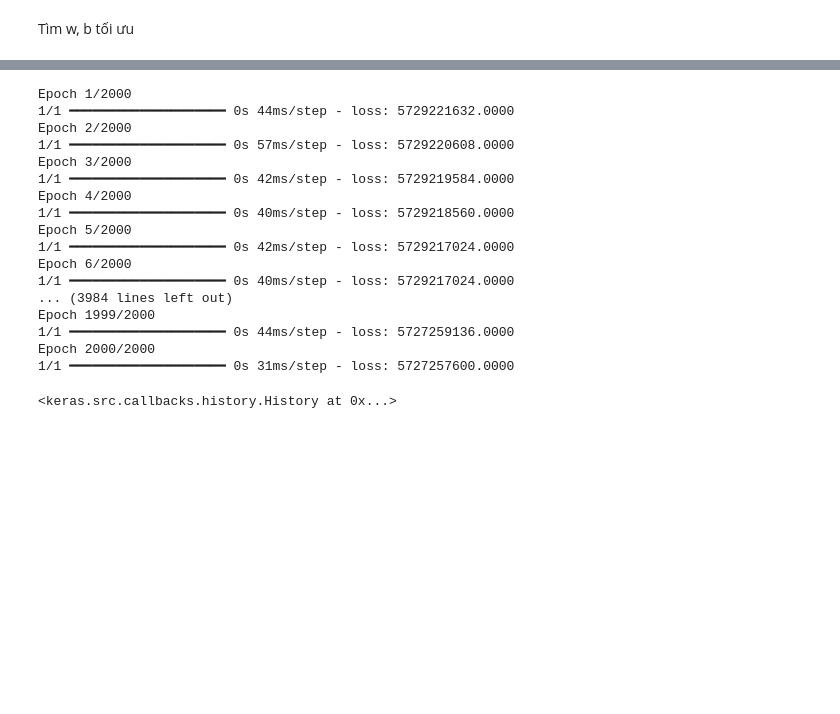
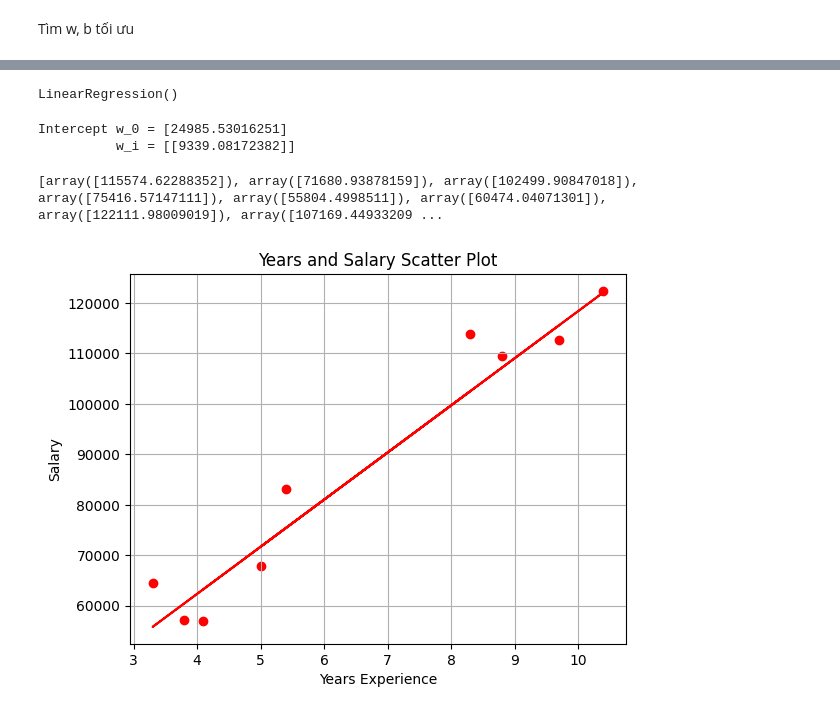
Before and after one commit to Sura3607/MachineLearning, a Jupyter notebook: LinearRegression/Simple/Ex01_20-12-2024.ipynb, the cells around one changed output, grey strips where cells are left out. Cells and saved outputs as stored; diff of their text form; code cells hidden in the pictures; blank space fills up the shorter version.

```diff
--- a/LinearRegression/Simple/Ex01_20-12-2024.ipynb
+++ b/LinearRegression/Simple/Ex01_20-12-2024.ipynb
@@ -178,0 +191,4 @@ Train
+# %%
+X = df["YearsExperience"]
+Y = df["Salary"]
+np.corrcoef(X,Y)
@@ -178,0 +198,5 @@ Train
+# %%
+# Chia dữ liệu thành 70% train và 30% test
+X_train, X_test, y_train, y_test = train_test_split(X, Y, test_size=0.3, random_state=42)
+print(f"Data train: {X_train}")
+print(f"Data test:  {X_test}")
@@ -179,21 +221,31 @@ Train
 # %%
-model.fit(X_train, y_train, epochs=2000, verbose=1)
+model = LinearRegression()
+model.fit(X_train.values.reshape(-1,1), y_train.values.reshape(-1,1))
 # %% [output]
-Epoch 1/2000
-1/1 ━━━━━━━━━━━━━━━━━━━━ 0s 44ms/step - loss: 5729221632.0000
-Epoch 2/2000
-1/1 ━━━━━━━━━━━━━━━━━━━━ 0s 57ms/step - loss: 5729220608.0000
-Epoch 3/2000
-1/1 ━━━━━━━━━━━━━━━━━━━━ 0s 42ms/step - loss: 5729219584.0000
-Epoch 4/2000
-1/1 ━━━━━━━━━━━━━━━━━━━━ 0s 40ms/step - loss: 5729218560.0000
-Epoch 5/2000
-1/1 ━━━━━━━━━━━━━━━━━━━━ 0s 42ms/step - loss: 5729217024.0000
-Epoch 6/2000
-1/1 ━━━━━━━━━━━━━━━━━━━━ 0s 40ms/step - loss: 5729217024.0000
-... (3984 lines left out)
-Epoch 1999/2000
-1/1 ━━━━━━━━━━━━━━━━━━━━ 0s 44ms/step - loss: 5727259136.0000
-Epoch 2000/2000
-1/1 ━━━━━━━━━━━━━━━━━━━━ 0s 31ms/step - loss: 5727257600.0000
+LinearRegression()
-<keras.src.callbacks.history.History at 0x...>
+# %%
+## Hiển thị kết quả các tham số:
+w0 = model.intercept_
+w1 = model.coef_[0]
+print('Intercept w_0 =', model.intercept_)
+print('          w_i =', model.coef_)
+# %% [output]
+Intercept w_0 = [24985.53016251]
+          w_i = [[9339.08172382]]
+# %%
+ml_salary = []
+for yearEx in X_test:
+    ml_salary.append(w1 * yearEx + w0)
+
+print(ml_salary)
+
+# plt.scatter(X_train,y_train, c=y_train, cmap='viridis')
+plt.scatter(X_test,y_test, color = "red")
+plt.plot(X_test, ml_salary, color = "red")
+plt.xlabel("Years Experience")
+plt.ylabel("Salary")
+plt.title("Years and Salary Scatter Plot")
+plt.grid(True)
+# %% [output]
+[array([115574.62288352]), array([71680.93878159]), array([102499.90847018]), array([75416.57147111]), array([55804.4998511]), array([60474.04071301]), array([122111.98009019]), array([107169.44933209 ...
+[figure, added]
```
Also changed, not shown: parts of 13 cells of this notebook, 11 other files.
